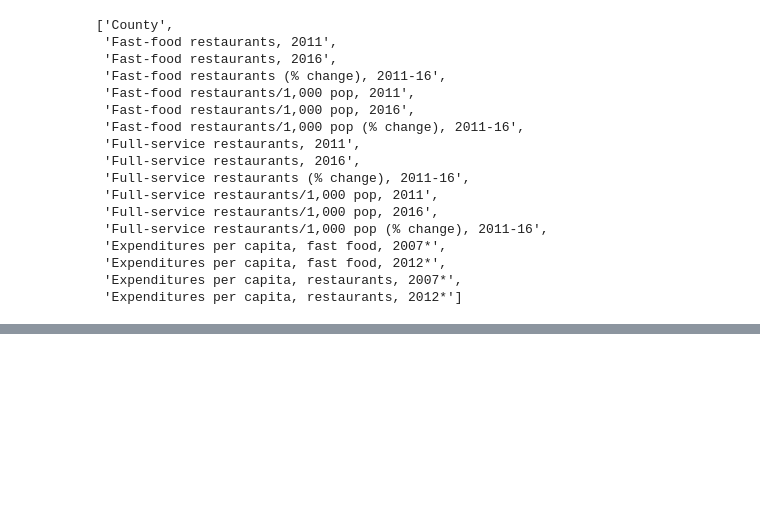
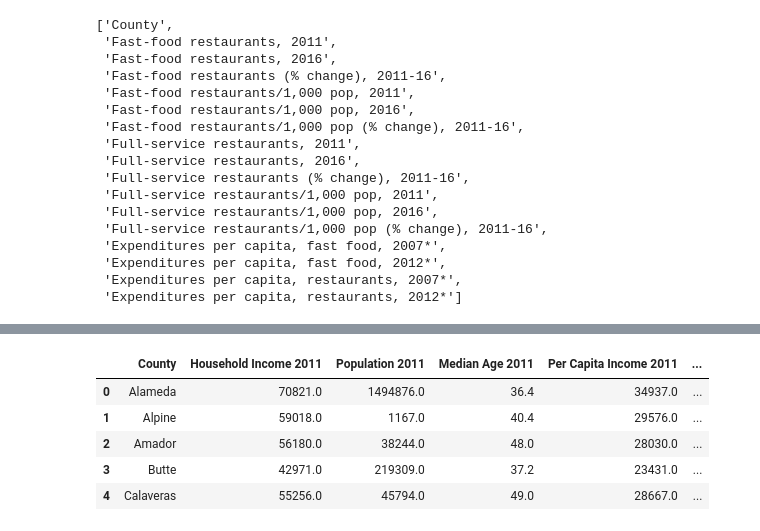
Before and after one commit to improvbutterfly/Fast-Food-Analysis-California, a Jupyter notebook: Analysis/DataCollection.ipynb, the cells around one changed output, grey strips where cells are left out. Cells and saved outputs as stored; diff of their text form; code cells hidden in the pictures; blank space fills up the shorter version.

```diff
--- a/Analysis/DataCollection.ipynb
+++ b/Analysis/DataCollection.ipynb
@@ -217,0 +235,24 @@ See the caveats in the documentation: https://pandas.pydata.org/pandas-docs/stab
+# %%
+# Fix column names
+census_data = census_data.rename(columns={"Household Income_x": "Household Income 2011",
+                                          "Population_x": "Population 2011",
+                                          "Median Age_x": "Median Age 2011",
+                                          "Per Capita Income_x": "Per Capita Income 2011",
+                                          "Poverty Count_x": "Poverty Count 2011",
+                                          "Employed Persons Over 16_x": "Employed Persons Over 16 2011",
+                                          "Unemployed Persons Over 16_x": "Unemployed Persons Over 16 2011",
+                                          "Household Income_y": "Household Income 2016",
+                                          "Population_y": "Population 2016",
+                                          "Median Age_y": "Median Age 2016",
+                                          "Per Capita Income_y": "Per Capita Income 2016",
+                                          "Poverty Count_y": "Poverty Count 2016",
+                                          "Employed Persons Over 16_y": "Employed Persons Over 16 2016",
+                                          "Unemployed Persons Over 16_y": "Unemployed Persons Over 16 2016"})
+census_data.head()
+# %% [output]
+|  | County | Household Income 2011 | Population 2011 | Median Age 2011 | Per Capita Income 2011 | ... |
+| 0 | Alameda | 70821.0 | 1494876.0 | 36.4 | 34937.0 | ... |
+| 1 | Alpine | 59018.0 | 1167.0 | 40.4 | 29576.0 | ... |
+| 2 | Amador | 56180.0 | 38244.0 | 48.0 | 28030.0 | ... |
+| 3 | Butte | 42971.0 | 219309.0 | 37.2 | 23431.0 | ... |
+| 4 | Calaveras | 55256.0 | 45794.0 | 49.0 | 28667.0 | ... |
```
Also changed, not shown: parts of 6 cells of this notebook, 1 other file.
